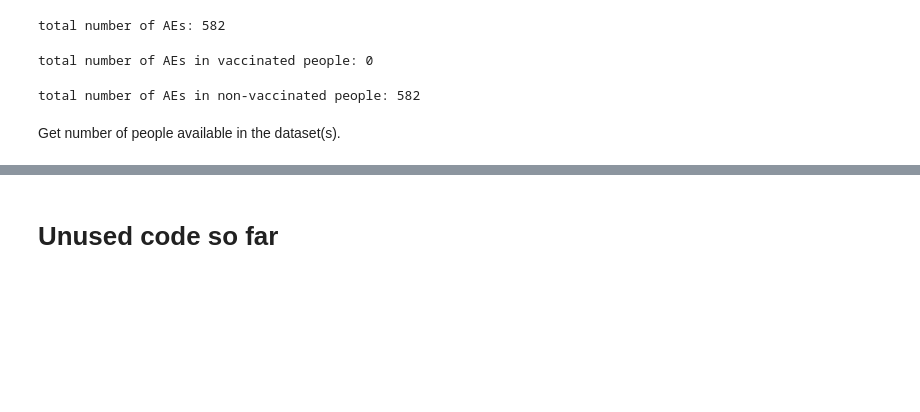
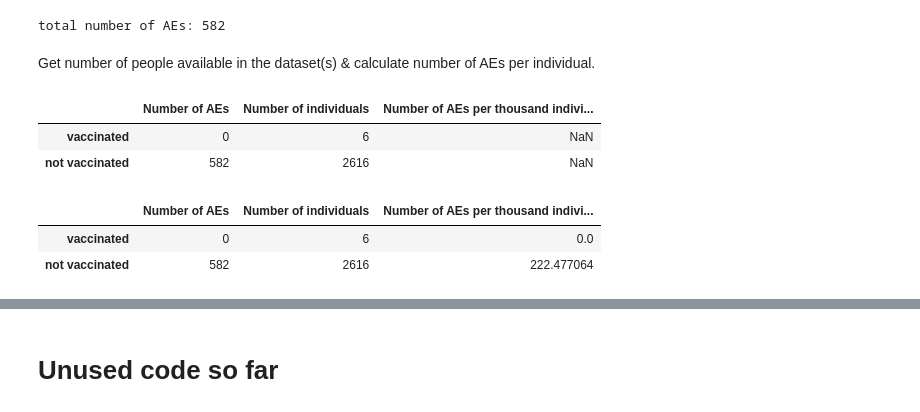
Before and after one commit to MonicaMueller/big-data-final-project, a Jupyter notebook: Project_vaccine_comorbidities.ipynb, the cells around one changed output, grey strips where cells are left out. Drawn from its saved outputs; the diff is of its cells as text; code cells hidden in the pictures; blank space fills up the shorter version.

```diff
--- a/Project_vaccine_comorbidities.ipynb
+++ b/Project_vaccine_comorbidities.ipynb
@@ -894,15 +898,40 @@ print('total number of AEs:', len(df_AEs))
 total number of AEs: 582
 # %%
 # number of AEs in vaccinated people
-AE_vac_all = len(df_AEs[df_AEs['vaccinated']==True])
-print('total number of AEs in vaccinated people:', AE_vac_all)
+AE_all['Number of AEs']['vaccinated'] = len(df_AEs[df_AEs['vaccinated']==True])
+
+# number of AEs in non-vaccinated people
+AE_all['Number of AEs']['not vaccinated'] = len(df_AEs[df_AEs['vaccinated']==False])
-# %% [output]
-total number of AEs in vaccinated people: 0
-# %%
-# number of AEs in non-vaccinated people
-AE_nvac_all = len(df_AEs[df_AEs['vaccinated']==False])
-print('total number of AEs in non-vaccinated people:', AE_nvac_all)
-# %% [output]
-total number of AEs in non-vaccinated people: 582
 # %% [markdown]
-Get number of people available in the dataset(s).
+Get number of people available in the dataset(s) & calculate number of AEs per individual.
+# %%
+# list of all IDs from the clinical dataset
+id_clin = clinical['eid'].unique()
+# list of all IDs from the scripts dataset
+id_scr = scripts['eid'].unique()
+
+# concatenate both lists to get all IDs in one list
+id_all = np.concatenate((id_clin, id_scr))
+
+# leave only unique IDs in the list to get the number of IDs using len()
+id_all = np.unique(id_all)
+
+# put number of vaccinated people into the df
+AE_all['Number of individuals']['vaccinated'] = len(id_vac)
+# put number of not vaccinated people into the df (= all - vaccinated people)
+AE_all['Number of individuals']['not vaccinated'] = len(id_all)-len(id_vac)
+
+AE_all
+# %% [output]
+|  | Number of AEs | Number of individuals | Number of AEs per thousand indivi... |
+| vaccinated | 0 | 6 | NaN |
+| not vaccinated | 582 | 2616 | NaN |
+# %%
+# calculate AEs/individual
+AE_all['Number of AEs per thousand individuals'] = AE_all['Number of AEs']/AE_all['Number of individuals']*1000
+
+AE_all
+# %% [output]
+|  | Number of AEs | Number of individuals | Number of AEs per thousand indivi... |
+| vaccinated | 0 | 6 | 0.0 |
+| not vaccinated | 582 | 2616 | 222.477064 |
```
Also changed, not shown: parts of 5 cells of this notebook.
